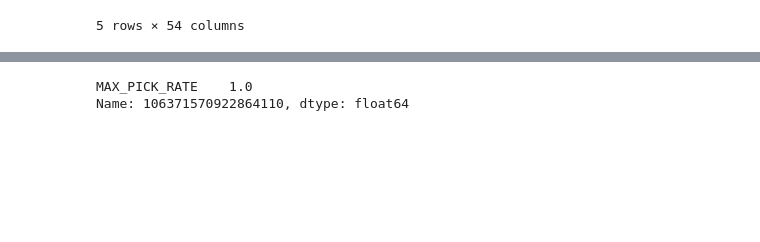
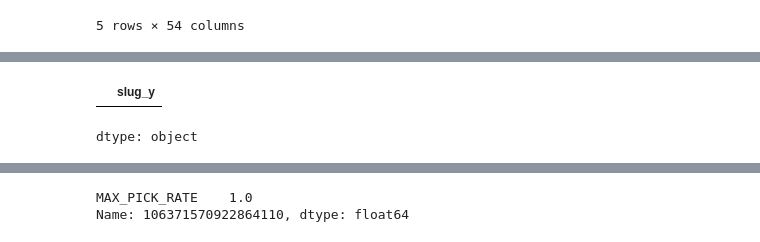
Before and after one commit to zhouzhouthezhou/vct_team_manager, a Jupyter notebook: scripts/notebooks/fatfatfatafatafatatataftaatfata.ipynb, the cells around one changed output, grey strips where cells are left out. Drawn from its saved outputs; the diff is of its cells as text; code cells hidden in the pictures; blank space fills up the shorter version.

```diff
--- a/scripts/notebooks/fatfatfatafatafatatataftaatfata.ipynb
+++ b/scripts/notebooks/fatfatfatafatafatatataftaatfata.ipynb
@@ -125,2 +250,7 @@ print(json.dumps(duelist_pdf, indent=4))
 }
+# %%
+regions_df.loc[regions_df['id_x'] == id, 'slug_y'].head()
+# %% [output]
+|  | slug_y |
+dtype: object
 # %%
```
Also changed, not shown: parts of 13 cells of this notebook, 31 other files.
